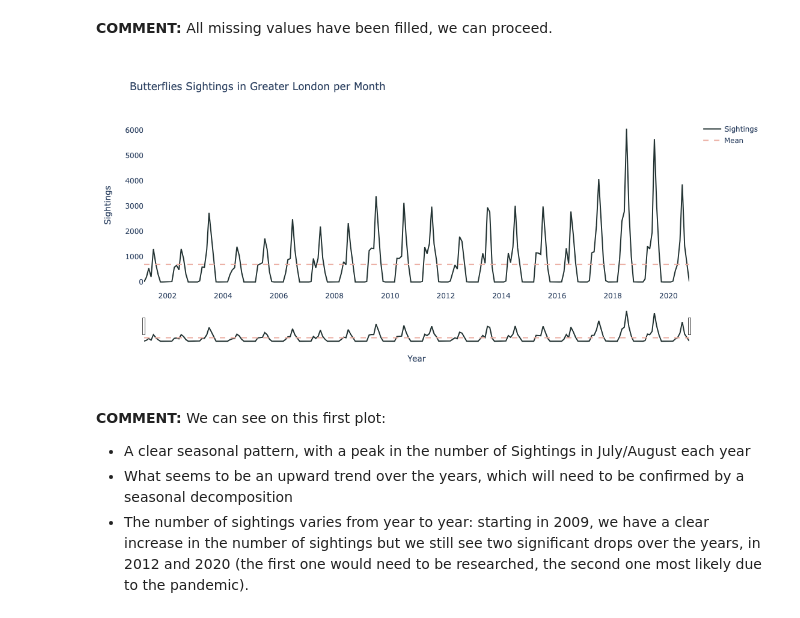
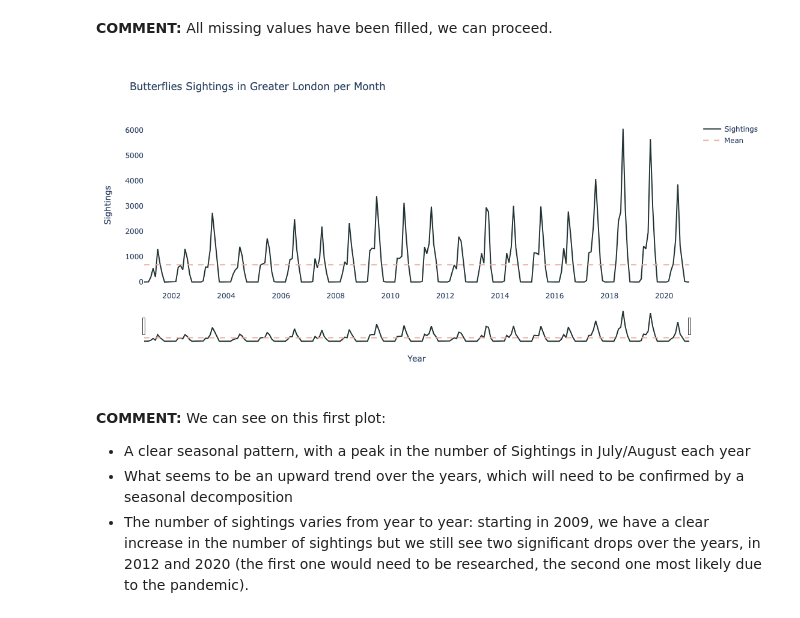
Before and after one commit to chloecousin/Butterflies, a Jupyter notebook: Capstone_Sprint2.ipynb, the cells around one changed output. Saved outputs shown, nothing was run; the diff lists cells and outputs as text; code cells hidden in the pictures.

```diff
--- a/Capstone_Sprint2.ipynb
+++ b/Capstone_Sprint2.ipynb
@@ -164,5 +160,6 @@ GLondon_df.head()
 # Counts of sightings per month in London sites selected
 Sightings_London = GLondon_df['Year_Month'].value_counts()
 Sightings_London = pd.DataFrame(Sightings_London).reset_index().sort_values('Year_Month').set_index('Year_Month')
+Sightings_London = Sightings_London.rename(columns={'count':'Sightings'})
 Sightings_London.head(3)
 # %% [output]
@@ -175,8 +181,8 @@ Sightings_London.head(3)
 ######### Making sure we have values for each month of each year #########
 
 # Getting every months of each year between first and last date in the dataset
-full_index = full_range = pd.date_range(start=Sightings_London.index.min(),
-                                        end=Sightings_London.index.max(),
+full_index = full_range = pd.date_range(start='2001-01-01',
+                                        end='2020-12-01',
                                         freq='MS')
 diff_month = len(full_index.difference(Sightings_London.index))
 print(f'We have a difference of {diff_month} months over 20 years')
@@ -210,21 +216,21 @@ __COMMENT:__ All missing values have been filled, we can proceed.
 # %%
 # Plot sightings per month
 fig = go.Figure()
 fig.add_trace(go.Scatter(x=Sightings_London_2.index,
-                         y=Sightings_London_2['count'],
+                         y=Sightings_London_2['Sightings'],
                          mode='lines', name='Sightings', line=dict(color='#233333')))
 fig.add_trace(go.Scatter(x=Sightings_London_2.index,
-                         y=[Sightings_London_2['count'].mean()]*len(Sightings_London_2),
+                         y=[Sightings_London_2['Sightings'].mean()]*len(Sightings_London_2),
                          mode='lines', name='Mean', line_dash='dash', line=dict(color='#EBACA0')))
 
 fig.update_xaxes(rangeslider_visible=True)
 fig.update_layout(yaxis_title='Sightings', xaxis_title='Year',
                   title='Butterflies Sightings in Greater London per Month',
                   width = 1100, height = 550, plot_bgcolor='white', showlegend=True)
 # fig.update_layout(xaxis=dict(showgrid=False), yaxis=dict(showgrid=False))
 fig.show()
 # %% [output]
-[figure, old version]
+[figure, new version]
 # %% [markdown]
 __COMMENT:__ We can see on this first plot:
 
```
Also changed, not shown: parts of 35 cells of this notebook.
